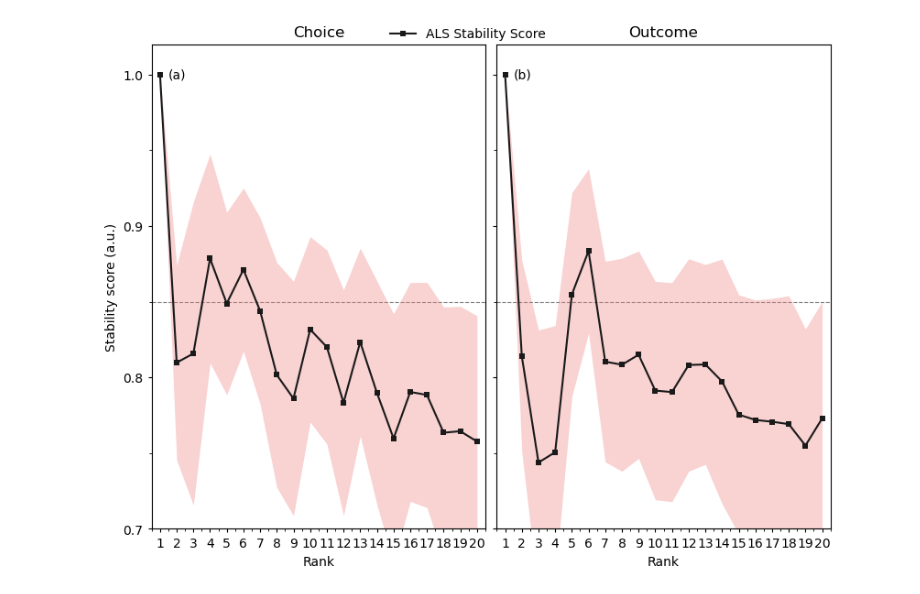
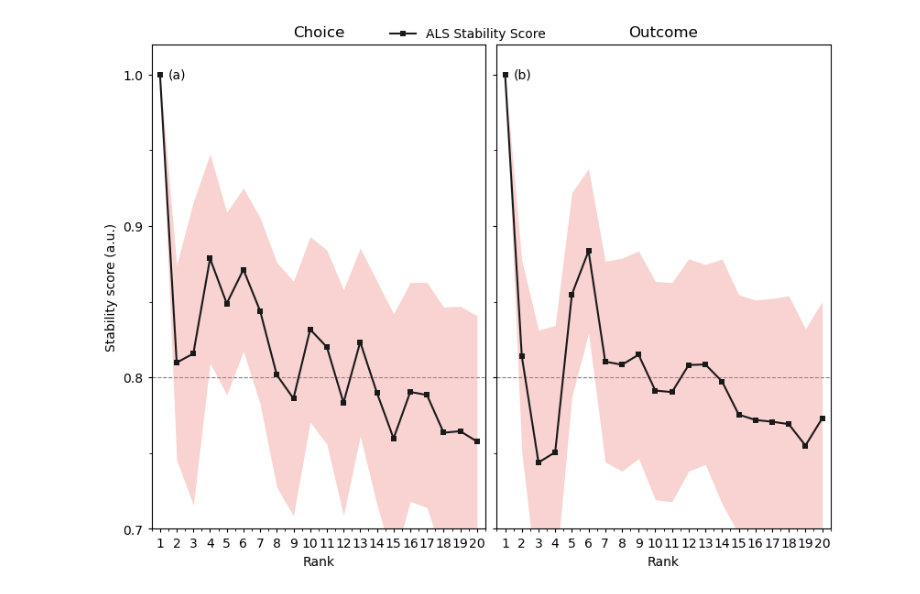
Before and after one commit to hug0-w/Tensor-Decompositions-OPM-MEG, a Jupyter notebook: decompositions/stability_plots.ipynb, the cells around one changed output. Drawn from its saved outputs; the diff is of its cells as text; code cells hidden in the pictures.

```diff
--- a/decompositions/stability_plots.ipynb
+++ b/decompositions/stability_plots.ipynb
@@ -39,7 +39,7 @@ def panel(a, y, yerr, title, panel_label):
     )
 
     # Reference line
-    a.axhline(0.85, color="0.5", ls="--", lw=0.8, zorder=0)
+    a.axhline(0.8, color="0.5", ls="--", lw=0.8, zorder=0)
 
     # Axes formatting
     a.set_title(title)
@@ -51,31 +51,31 @@ def panel(a, y, yerr, title, panel_label):
     # Minor ticks without clutter
     a.xaxis.set_minor_locator(AutoMinorLocator(2))
     a.yaxis.set_minor_locator(AutoMinorLocator(2))
     a.yaxis.set_major_locator(MultipleLocator(0.1))
 
     # Panel label
     a.text(0.05, 0.95, panel_label, transform=a.transAxes,
            va="top", ha="left")
 
 panel(ax[0], np.asarray(stabilities_choice), np.asarray(stds_choice),
       "Choice", "(a)")
 panel(ax[1], np.asarray(stabilities_outcome), np.asarray(stds_outcome),
       "Outcome", "(b)")
 
 ax[0].set_ylabel("Stability score (a.u.)")
 for a in ax:
     a.set_xlabel("Rank")
 
 
 ax[0].set_ylim(0.7, 1.02)
 
 # One shared legend
 handles, labels = ax[0].get_legend_handles_labels()
 fig.legend(handles, labels, loc="upper center", ncol=1, frameon=False)
 
 # Save as vector for publication
 #plt.savefig("cp_rank_stability.pdf", bbox_inches="tight")
 #plt.savefig("cp_rank_stability.png", dpi=300, bbox_inches="tight")
 plt.show()
 # %% [output]
-[figure, old version]
+[figure, new version]
```
Also changed, not shown: 1 other file.
